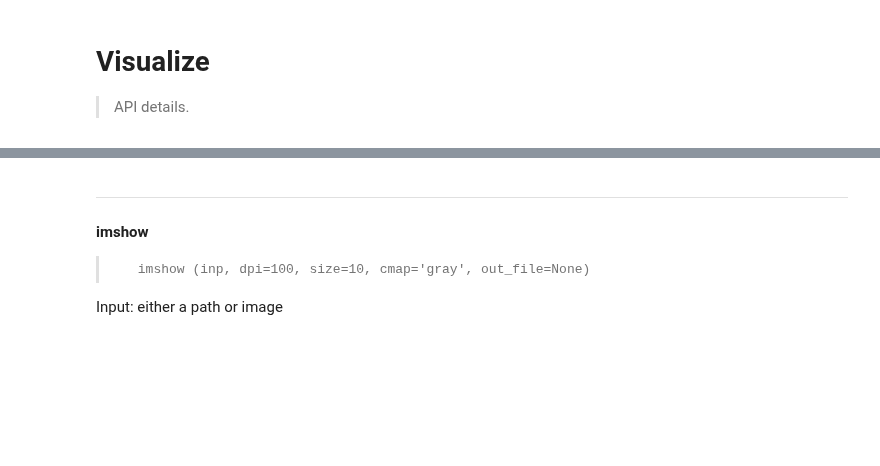
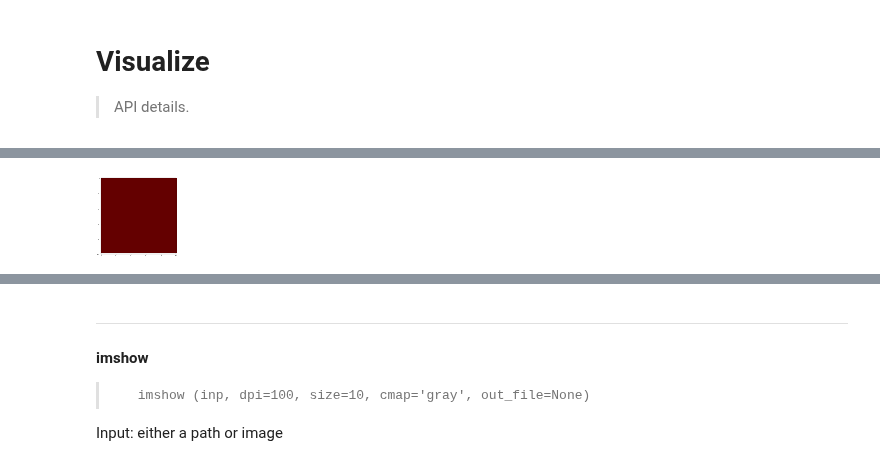
Before and after one commit to anhvth/avcv, a Jupyter notebook: nbs/00_visualize.ipynb, the cells around one changed output, grey strips where cells are left out. Cells and saved outputs as stored; diff of their text form; code cells hidden in the pictures; blank space fills up the shorter version.

```diff
--- a/nbs/00_visualize.ipynb
+++ b/nbs/00_visualize.ipynb
@@ -82,3 +78,9 @@ def imshow(inp,  dpi=100, size=10, cmap='gray', out_file=None):
         plt.savefig(out_file)
     plt.close()
 show = imshow
+# %%
+#| hide
+img = np.zeros([100, 100, 3], dtype='uint8')
+img[...,0] = 100
+show(img, dpi=10)
+# %% [output]
@@ -84,0 +92 @@ show = imshow
+[figure, added]
```
Also changed, not shown: parts of 11 cells of this notebook, 13 other files.
